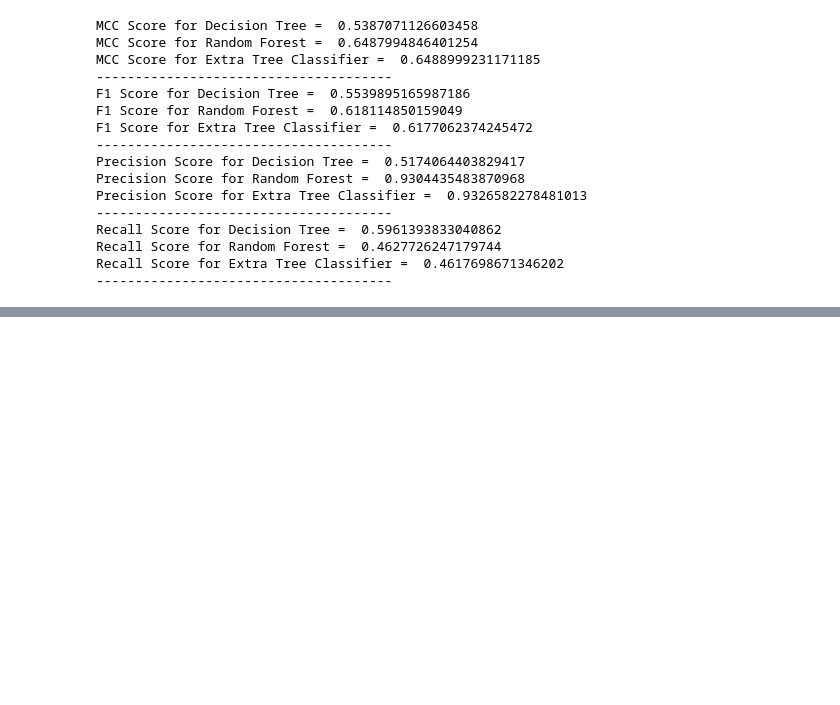
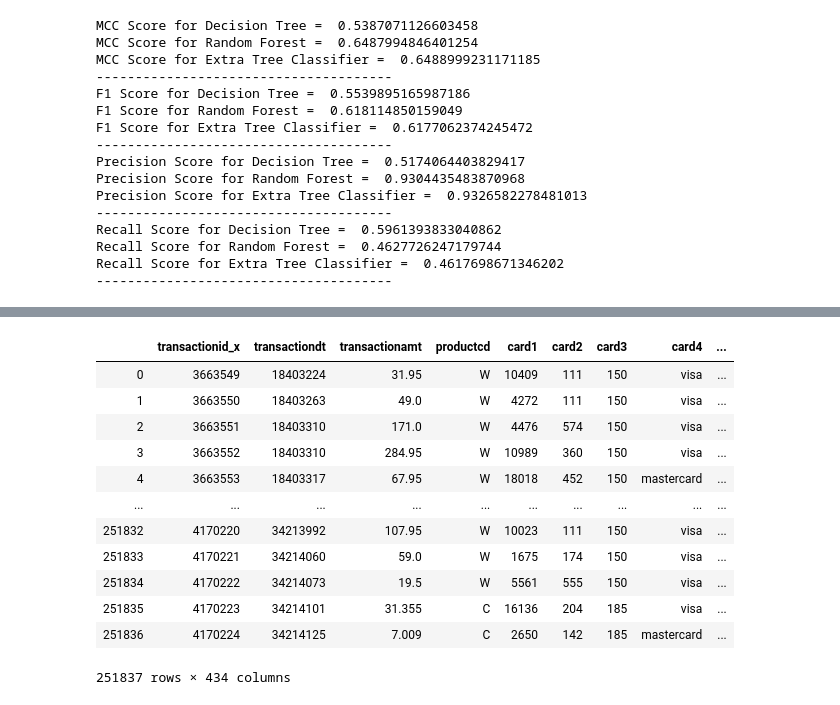
Before and after one commit to a21701443/TFC2020, a Jupyter notebook: tfc.ipynb, the cells around one changed output, grey strips where cells are left out. Drawn from its saved outputs; the diff is of its cells as text; code cells hidden in the pictures; blank space fills up the shorter version.

```diff
--- a/tfc.ipynb
+++ b/tfc.ipynb
@@ -513,0 +552,24 @@ Recall Score for Extra Tree Classifier =  0.4617698671346202
+# %%
+#From the database into dataframe
+
+# Read data from PostgreSQL database table and load into a DataFrame instance
+
+try:
+    connection = psycopg2.connect("dbname=transactions user=postgres password=postgres")
+
+    postgres_df = pd.read_sql("select * from transactions", connection)
+
+    pd.set_option('display.expand_frame_repr', False)
+
+    # Print the DataFrame
+
+    print(postgres_df.head)
+
+except (Exception, psycopg2.Error) as error:
+    print ("Error while connecting to PostgreSQL", error)
+finally:
+    #closing database connection.
+        if(connection):
+            cursor.close()
+            connection.close()
+            print("PostgreSQL connection is closed")
@@ -513,0 +587,16 @@ Recall Score for Extra Tree Classifier =  0.4617698671346202
+# %%
+postgres_df.fillna(-999)
+# %% [output]
+|  | transactionid_x | transactiondt | transactionamt | productcd | card1 | card2 | card3 | card4 | ... |
+| 0 | 3663549 | 18403224 | 31.95 | W | 10409 | 111 | 150 | visa | ... |
+| 1 | 3663550 | 18403263 | 49.0 | W | 4272 | 111 | 150 | visa | ... |
+| 2 | 3663551 | 18403310 | 171.0 | W | 4476 | 574 | 150 | visa | ... |
+| 3 | 3663552 | 18403310 | 284.95 | W | 10989 | 360 | 150 | visa | ... |
+| 4 | 3663553 | 18403317 | 67.95 | W | 18018 | 452 | 150 | mastercard | ... |
+| ... | ... | ... | ... | ... | ... | ... | ... | ... | ... |
+| 251832 | 4170220 | 34213992 | 107.95 | W | 10023 | 111 | 150 | visa | ... |
+| 251833 | 4170221 | 34214060 | 59.0 | W | 1675 | 174 | 150 | visa | ... |
+| 251834 | 4170222 | 34214073 | 19.5 | W | 5561 | 555 | 150 | visa | ... |
+| 251835 | 4170223 | 34214101 | 31.355 | C | 16136 | 204 | 185 | visa | ... |
+| 251836 | 4170224 | 34214125 | 7.009 | C | 2650 | 142 | 185 | mastercard | ... |
+251837 rows × 434 columns
```
Also changed, not shown: parts of 22 cells of this notebook.
